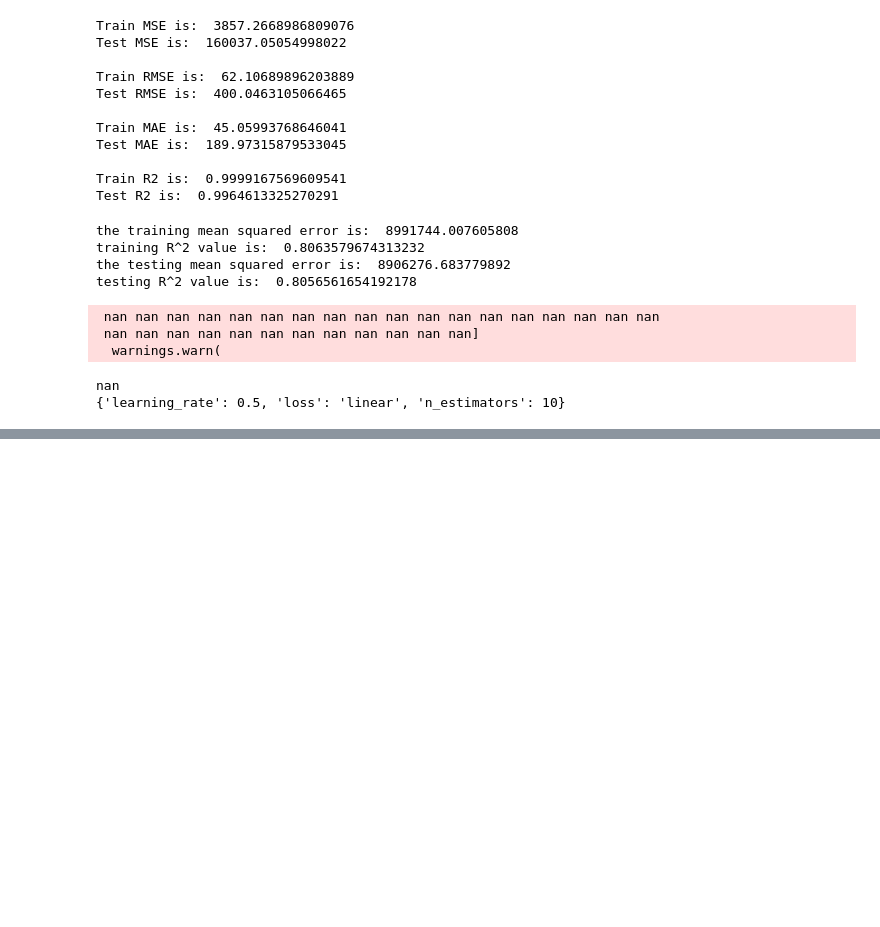
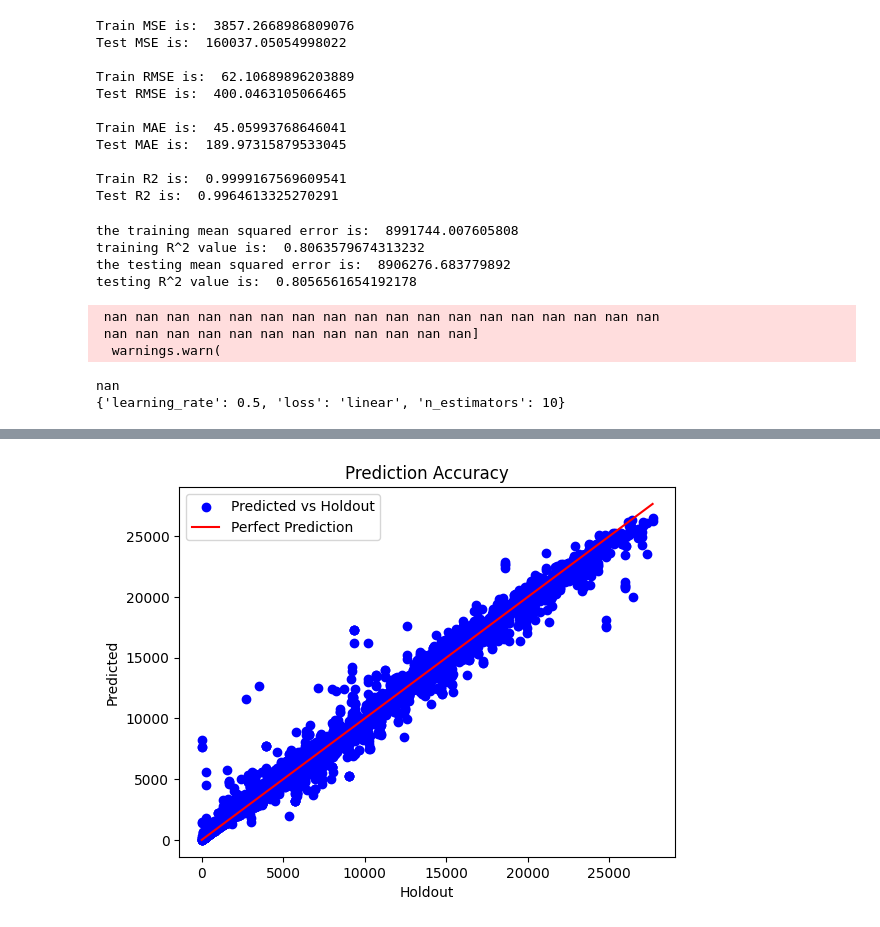
Before and after one commit to jkyxd/ICP_Group3, a Jupyter notebook: ICP Jupyter File.ipynb, the cells around one changed output, grey strips where cells are left out. Cells and saved outputs as stored; diff of their text form; code cells hidden in the pictures; blank space fills up the shorter version.

```diff
--- a/ICP Jupyter File.ipynb
+++ b/ICP Jupyter File.ipynb
@@ -1033,0 +1100,15 @@ nan
+# %%
+# Get the columns to exclude
+columns_to_exclude = ['AVG_TEMPERATURE_AIR_2M_F', 'AVG_TEMPERATURE_HEATINDEX_2M_F', 'TOT_PRECIPITATION_IN', 'TOT_SNOWFALL_IN', 'TOT_SNOWDEPTH_IN', 'AVG_CLOUD_COVER_TOT_PCT']
+
+# Create a DataFrame with holdout values and predicted values
+df_predictions = X_holdout.drop(columns=columns_to_exclude)
+df_predictions['Holdout'] = y_holdout
+holdout_predictions = rf.predict(X_holdout)
+df_predictions['Predicted'] = holdout_predictions
+
+# Add a column for the differences
+df_predictions['Difference'] = df_predictions['Predicted'] - df_predictions['Holdout']
+
+# Print the DataFrame
+print(df_predictions)
@@ -1033,0 +1133,21 @@ nan
+# %%
+import matplotlib.pyplot as plt
+
+# Plot the predicted values against the holdout values
+plt.scatter(df_predictions['Holdout'], df_predictions['Predicted'], c='blue', label='Predicted vs Holdout')
+
+# Add a reference line
+plt.plot([df_predictions['Holdout'].min(), df_predictions['Holdout'].max()], [df_predictions['Holdout'].min(), df_predictions['Holdout'].max()], c='red', label='Perfect Prediction')
+
+# Set labels and title
+plt.xlabel('Holdout')
+plt.ylabel('Predicted')
+plt.title('Prediction Accuracy')
+
+# Show the legend
+plt.legend()
+
+# Display the plot
+plt.show()
+# %% [output]
+[figure, added]
```
Also changed, not shown: parts of 14 cells of this notebook.
